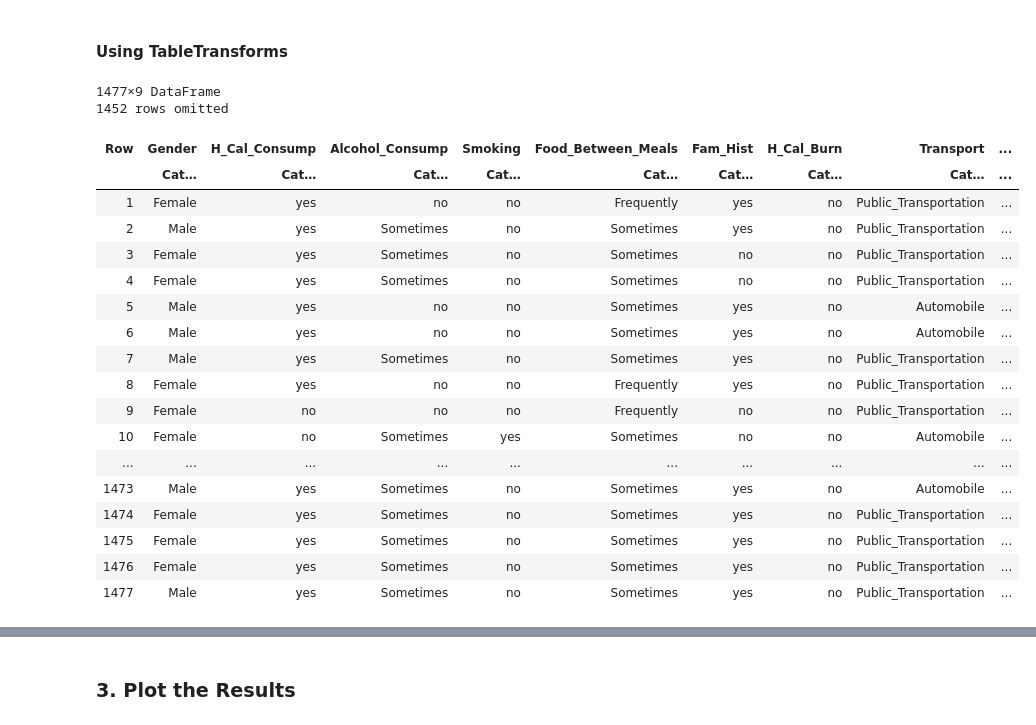
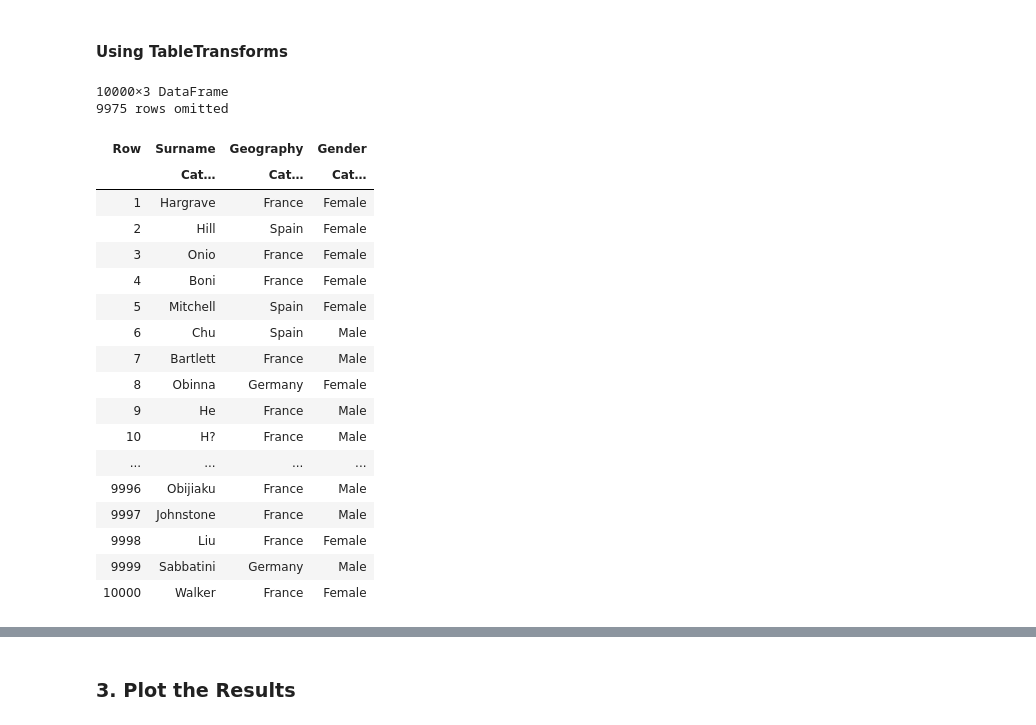
Before and after one commit to JuliaAI/Imbalance.jl, a Jupyter notebook: examples/simple examples/smoten.ipynb, the cells around one changed output, grey strips where cells are left out. Cells and saved outputs as stored; diff of their text form; code cells hidden in the pictures.

```diff
--- a/examples/simple examples/smoten.ipynb
+++ b/examples/simple examples/smoten.ipynb
@@ -115,33 +106,33 @@ Matrix{Float32}
 #### Using TableTransforms
 # %%
 # For TableTransforms
-Xy = CSV.read("dataset.csv", DataFrame)
+Xy = CSV.read("../datasets/churn.csv", DataFrame)
 y_ind = 17
 Xy = coerce(Xy, autotype(Xy, :string_to_multiclass))
 
 types = schema(Xy).scitypes
 cat_inds = findall( x -> x <: Finite, types)
 Xy = Xy[:, cat_inds]
 Xy
 # %% [output]
-1477×9 DataFrame
-1452 rows omitted
+10000×3 DataFrame
+9975 rows omitted
-| Row | Gender | H_Cal_Consump | Alcohol_Consump | Smoking | Food_Between_Meals | Fam_Hist | H_Cal_Burn | Transport | ... |
-|  | Cat… | Cat… | Cat… | Cat… | Cat… | Cat… | Cat… | Cat… | ... |
-| 1 | Female | yes | no | no | Frequently | yes | no | Public_Transportation | ... |
-| 2 | Male | yes | Sometimes | no | Sometimes | yes | no | Public_Transportation | ... |
-| 3 | Female | yes | Sometimes | no | Sometimes | no | no | Public_Transportation | ... |
-| 4 | Female | yes | Sometimes | no | Sometimes | no | no | Public_Transportation | ... |
-| 5 | Male | yes | no | no | Sometimes | yes | no | Automobile | ... |
-| 6 | Male | yes | no | no | Sometimes | yes | no | Automobile | ... |
-| 7 | Male | yes | Sometimes | no | Sometimes | yes | no | Public_Transportation | ... |
-| 8 | Female | yes | no | no | Frequently | yes | no | Public_Transportation | ... |
-| 9 | Female | no | no | no | Frequently | no | no | Public_Transportation | ... |
-| 10 | Female | no | Sometimes | yes | Sometimes | no | no | Automobile | ... |
-| ... | ... | ... | ... | ... | ... | ... | ... | ... | ... |
-| 1473 | Male | yes | Sometimes | no | Sometimes | yes | no | Automobile | ... |
-| 1474 | Female | yes | Sometimes | no | Sometimes | yes | no | Public_Transportation | ... |
-| 1475 | Female | yes | Sometimes | no | Sometimes | yes | no | Public_Transportation | ... |
-| 1476 | Female | yes | Sometimes | no | Sometimes | yes | no | Public_Transportation | ... |
-| 1477 | Male | yes | Sometimes | no | Sometimes | yes | no | Public_Transportation | ... |
+| Row | Surname | Geography | Gender |
+|  | Cat… | Cat… | Cat… |
+| 1 | Hargrave | France | Female |
+| 2 | Hill | Spain | Female |
+| 3 | Onio | France | Female |
+| 4 | Boni | France | Female |
+| 5 | Mitchell | Spain | Female |
+| 6 | Chu | Spain | Male |
+| 7 | Bartlett | France | Male |
+| 8 | Obinna | Germany | Female |
+| 9 | He | France | Male |
+| 10 | H? | France | Male |
+| ... | ... | ... | ... |
+| 9996 | Obijiaku | France | Male |
+| 9997 | Johnstone | France | Male |
+| 9998 | Liu | France | Female |
+| 9999 | Sabbatini | Germany | Male |
+| 10000 | Walker | France | Female |
 # %%
```
Also changed, not shown: parts of 6 cells of this notebook, 7 other files.
